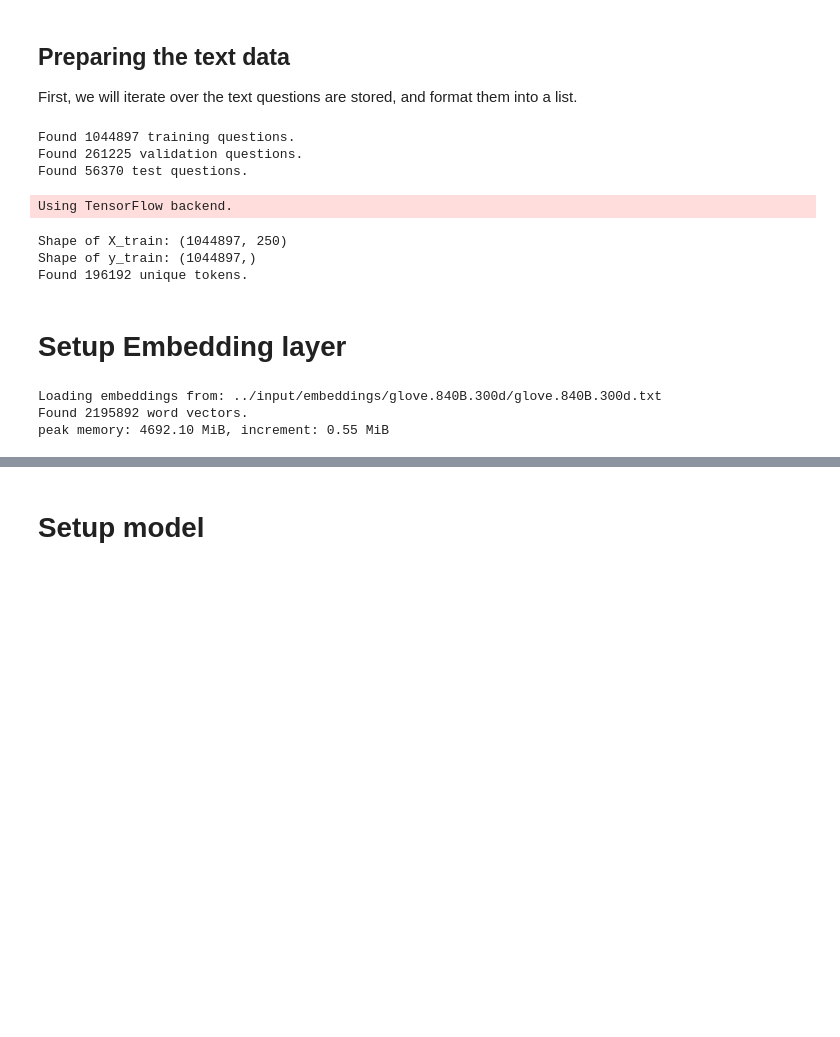
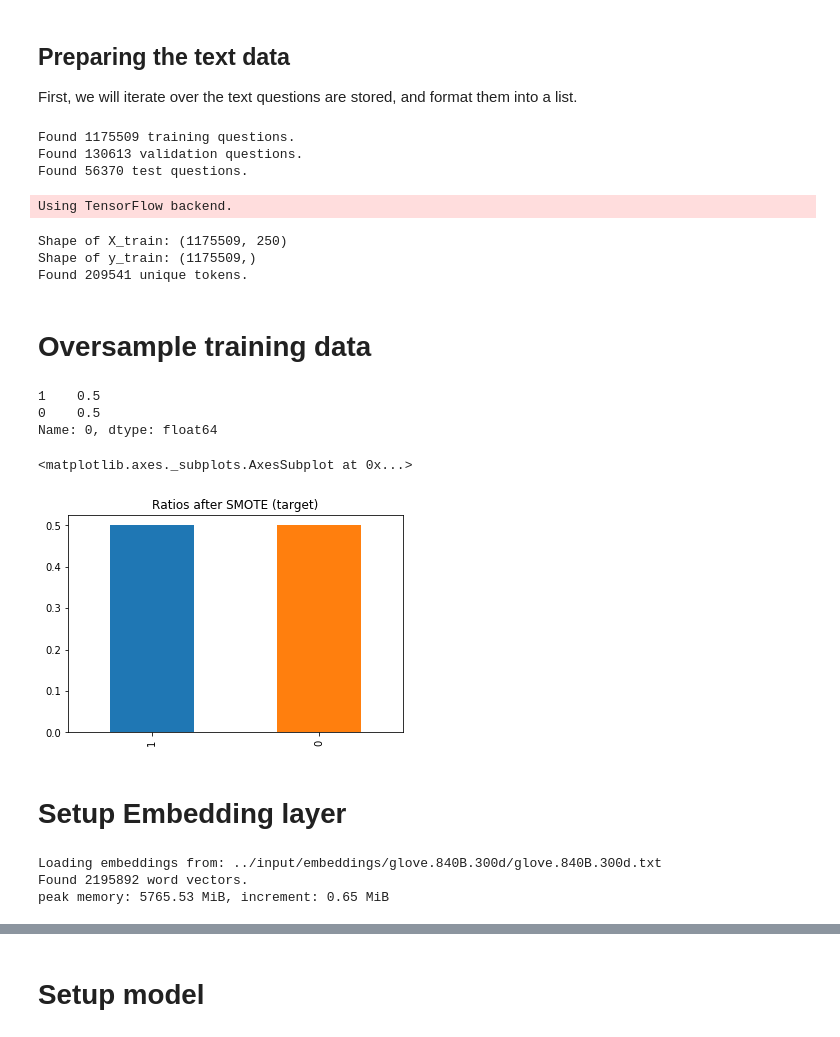
Before and after one commit to kfateem/udacity-ml, a Jupyter notebook: capstone/notebooks/quora.ipynb, the cells around one changed output, grey strips where cells are left out. Cells and saved outputs as stored; diff of their text form; code cells hidden in the pictures; blank space fills up the shorter version.

Commit message:
SMOTE

```diff
--- a/capstone/notebooks/quora.ipynb
+++ b/capstone/notebooks/quora.ipynb
@@ -29,7 +8,7 @@ from sklearn.model_selection import train_test_split
 
 train_df = pd.read_csv("../input/train.csv")
 test_df = pd.read_csv("../input/test.csv")
-%memit train_df, val_df = train_test_split(train_df, test_size=0.2, random_state=42)
+train_df, val_df = train_test_split(train_df, test_size=0.2, random_state=42)
 
 pd.options.display.max_columns = None
 pd.options.display.max_rows = None
@@ -123,12 +100,15 @@ X_train = train_df['question_text'].fillna('+++').tolist()
 X_val = val_df['question_text'].fillna('+++').tolist()
 X_test = test_df['question_text'].fillna('+++').tolist()
 
+y_train = train_df['target']
+y_val = val_df['target']
+
 print('Found %s training questions.' % len(X_train))
 print('Found %s validation questions.' % len(X_val))
 print('Found %s test questions.' % len(X_test))
 # %% [output]
-Found 1044897 training questions.
-Found 261225 validation questions.
+Found 1175509 training questions.
+Found 130613 validation questions.
 Found 56370 test questions.
 # %%
 from keras.preprocessing.text import Tokenizer
@@ -153,9 +133,6 @@ X_val = pad_sequences(X_val, maxlen=MAX_SEQUENCE_LENGTH)
 X_test = tokenizer.texts_to_sequences(X_test)
 X_test = pad_sequences(X_test, maxlen=MAX_SEQUENCE_LENGTH)
 
-y_train = train_df['target']
-y_val = val_df['target']
-
 print('Shape of X_train:', X_train.shape)
 print('Shape of y_train:', y_train.shape)
 
@@ -163,9 +140,32 @@ word_index = tokenizer.word_index
 print('Found %s unique tokens.' % len(word_index))
 # %% [output]
 Using TensorFlow backend.
-Shape of X_train: (1044897, 250)
-Shape of y_train: (1044897,)
-Found 196192 unique tokens.
+Shape of X_train: (1175509, 250)
+Shape of y_train: (1175509,)
+Found 209541 unique tokens.
+# %% [markdown]
+# Oversample training data
+# %%
+from imblearn.over_sampling import SMOTE
+
+sm = SMOTE(random_state=42, ratio = 1.0)
+X_train, y_train = sm.fit_sample(X_train, y_train)
+# %%
+
+balanced_train_df = pd.DataFrame()
+balanced_train_df[0] = np.array(y_train)
+
+target_ratios = balanced_train_df[0].value_counts(normalize=True)
+
+print(target_ratios)
+
+target_ratios.plot(kind='bar', title='Ratios after SMOTE (target)')
+# %% [output]
+1    0.5
+0    0.5
+Name: 0, dtype: float64
+<matplotlib.axes._subplots.AxesSubplot at 0x...>
+[figure, added]
 # %% [markdown]
 # Setup Embedding layer
 # %%
@@ -209,18 +211,16 @@ from keras.layers import Embedding
 
 embedding_layers = {}
 # %%
-import gc
-
 glove_path = os.path.join('..', 'input', 'embeddings', 'glove.840B.300d', 'glove.840B.300d.txt')
 embeddings_index = loadEmbeddings(glove_path, EMBEDDING_DIM)
 embedding_matrix = getEmbeddingMatrix(embeddings_index, word_index, EMBEDDING_DIM)
 del embeddings_index
-gc.collect()
-%memit embedding_layers['glove'] = Embedding(len(word_index) + 1, EMBEDDING_DIM, weights=[embedding_matrix], input_length=MAX_SEQUENCE_LENGTH, trainable=False)
+np.save('glove.npy', embedding_matrix)
+embedding_layers['glove'] = Embedding(len(word_index) + 1, EMBEDDING_DIM, weights=[embedding_matrix], input_length=MAX_SEQUENCE_LENGTH, trainable=False)
 # %% [output]
 Loading embeddings from: ../input/embeddings/glove.840B.300d/glove.840B.300d.txt
 Found 2195892 word vectors.
-peak memory: 4692.10 MiB, increment: 0.55 MiB
+peak memory: 5765.53 MiB, increment: 0.65 MiB
 # %%
 paragram_path = os.path.join('..', 'input', 'embeddings', 'paragram_300_sl999', 'paragram_300_sl999.txt')
 embeddings_index = loadEmbeddings(paragram_path, EMBEDDING_DIM, encoding='utf8', errors='ignore')
```
Also changed, not shown: parts of 27 cells of this notebook.
